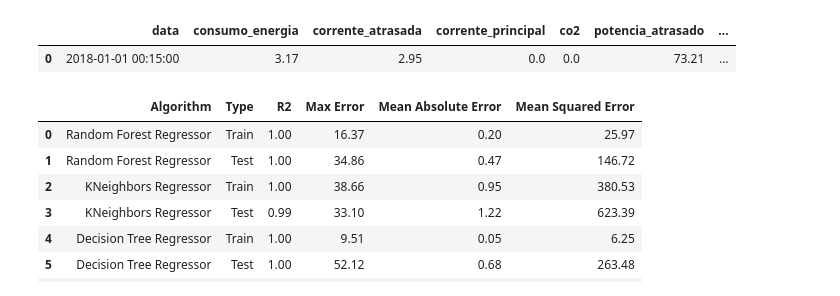
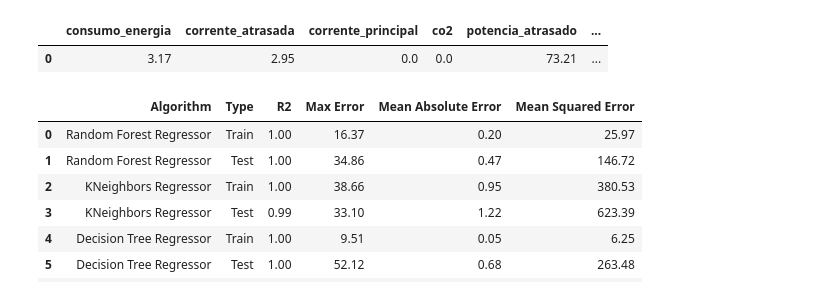
Before and after one commit to MatBrands/Data4All_Business-Case, a Jupyter notebook: main/notebooks/model.ipynb, the cells around one changed output. Drawn from its saved outputs; the diff is of its cells as text; code cells hidden in the pictures.

```diff
--- a/main/notebooks/model.ipynb
+++ b/main/notebooks/model.ipynb
@@ -22,6 +22,7 @@ from tensorflow.keras import models, layers
 # %%
 df = pd.read_pickle('../datasets/processed.pkl')
+df.drop(columns = ['data', 'segundos_depois_meia_noite'], inplace = True)
 df.head(1)
 # %% [output]
-|  | data | consumo_energia | corrente_atrasada | corrente_principal | co2 | potencia_atrasado | ... |
-| 0 | 2018-01-01 00:15:00 | 3.17 | 2.95 | 0.0 | 0.0 | 73.21 | ... |
+|  | consumo_energia | corrente_atrasada | corrente_principal | co2 | potencia_atrasado | ... |
+| 0 | 3.17 | 2.95 | 0.0 | 0.0 | 73.21 | ... |
```
Also changed, not shown: parts of 11 cells of this notebook, 1 other file.
